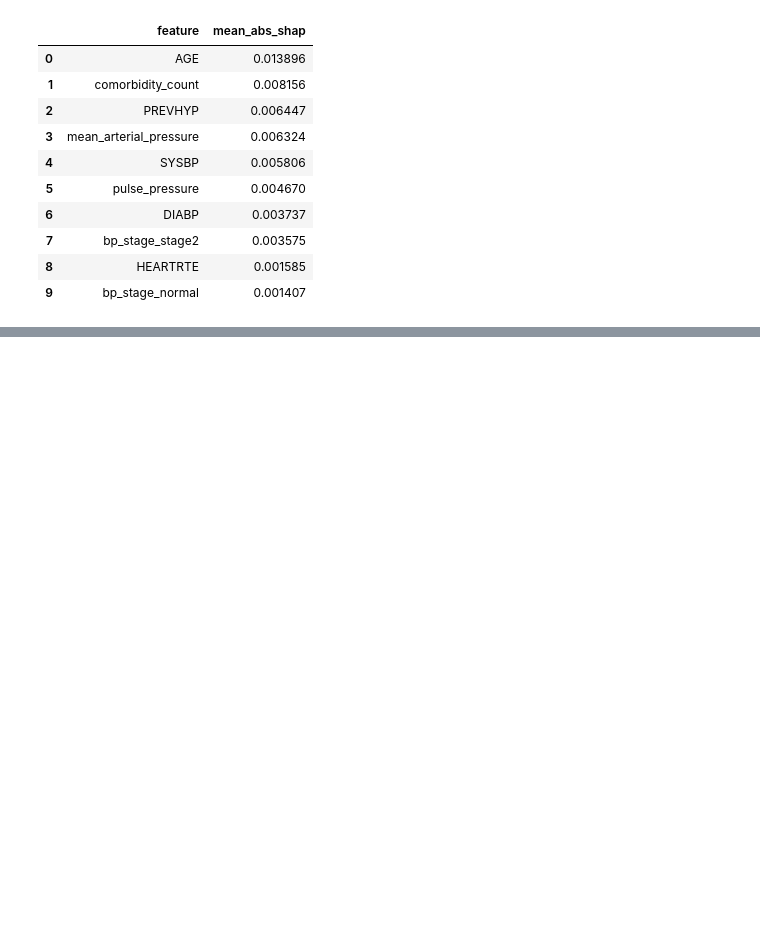
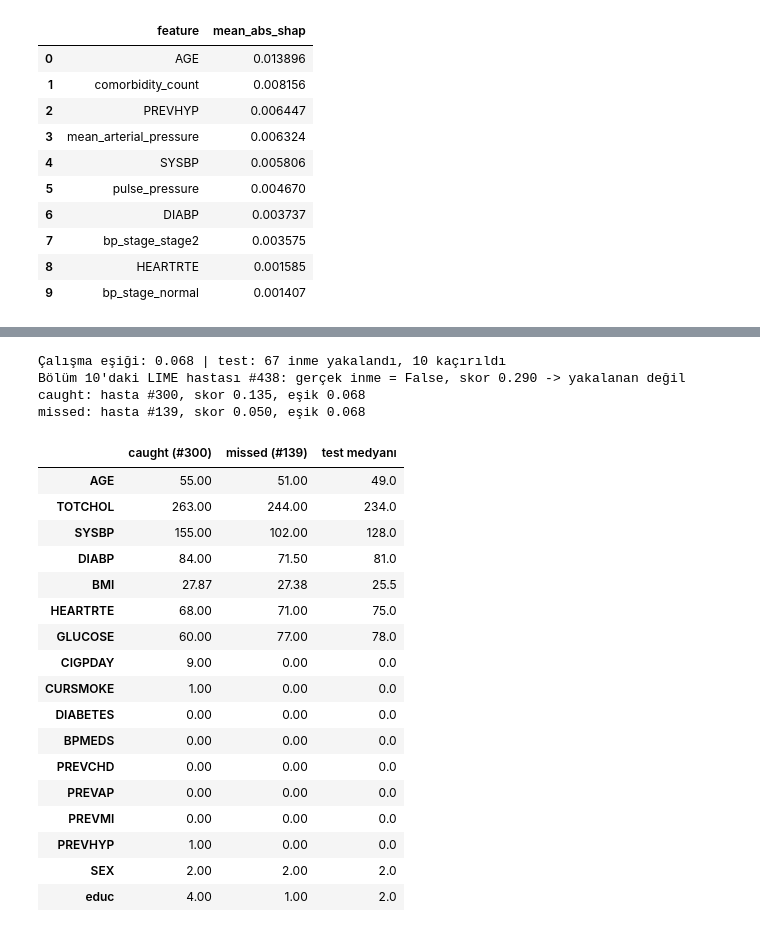
Before and after one commit to Soo-de/stroke_detection_ML, a Jupyter notebook: notebooks/07_model_rf.ipynb, the cells around one changed output, grey strips where cells are left out. Drawn from its saved outputs; the diff is of its cells as text; code cells hidden in the pictures; blank space fills up the shorter version.

```diff
--- a/notebooks/07_model_rf.ipynb
+++ b/notebooks/07_model_rf.ipynb
@@ -563,0 +569,47 @@ xai["shap_importance"].head(10)
+# %%
+# Typical caught and typical missed stroke patient of the test set at the working threshold (section 6):
+# the patient whose score is closest to the median score of their group (not the extreme one).
+score = test_result["score"]
+y_arr = np.asarray(y_test)
+caught_rows = np.where((y_arr == 1) & (score >= threshold))[0]
+missed_rows = np.where((y_arr == 1) & (score < threshold))[0]
+
+def typical(rows):
+    return int(rows[np.argmin(np.abs(score[rows] - np.median(score[rows])))])
+
+case_idx = {"caught": typical(caught_rows), "missed": typical(missed_rows)}
+
+top = int(np.argmax(score))   # the patient LIME explained in section 10 (highest score)
+print(f"Çalışma eşiği: {threshold:.3f} | test: {len(caught_rows)} inme yakalandı, {len(missed_rows)} kaçırıldı")
+print(f"Bölüm 10'daki LIME hastası #{top}: gerçek inme = {bool(y_arr[top])}, skor {score[top]:.3f} -> "
+      f"{'yakalanan' if y_arr[top] == 1 and score[top] >= threshold else 'yakalanan değil'}")
+for key, i in case_idx.items():
+    print(f"{key}: hasta #{i}, skor {score[i]:.3f}, eşik {threshold:.3f}")
+
+patients = X_test.iloc[list(case_idx.values())].T
+patients.columns = [f"{k} (#{i})" for k, i in case_idx.items()]
+patients["test medyanı"] = X_test.median()
+patients
+# %% [output]
+Çalışma eşiği: 0.068 | test: 67 inme yakalandı, 10 kaçırıldı
+Bölüm 10'daki LIME hastası #438: gerçek inme = False, skor 0.290 -> yakalanan değil
+caught: hasta #300, skor 0.135, eşik 0.068
+missed: hasta #139, skor 0.050, eşik 0.068
+|  | caught (#300) | missed (#139) | test medyanı |
+| AGE | 55.00 | 51.00 | 49.0 |
+| TOTCHOL | 263.00 | 244.00 | 234.0 |
+| SYSBP | 155.00 | 102.00 | 128.0 |
+| DIABP | 84.00 | 71.50 | 81.0 |
+| BMI | 27.87 | 27.38 | 25.5 |
+| HEARTRTE | 68.00 | 71.00 | 75.0 |
+| GLUCOSE | 60.00 | 77.00 | 78.0 |
+| CIGPDAY | 9.00 | 0.00 | 0.0 |
+| CURSMOKE | 1.00 | 0.00 | 0.0 |
+| DIABETES | 0.00 | 0.00 | 0.0 |
+| BPMEDS | 0.00 | 0.00 | 0.0 |
+| PREVCHD | 0.00 | 0.00 | 0.0 |
+| PREVAP | 0.00 | 0.00 | 0.0 |
+| PREVMI | 0.00 | 0.00 | 0.0 |
+| PREVHYP | 1.00 | 0.00 | 0.0 |
+| SEX | 2.00 | 2.00 | 2.0 |
+| educ | 4.00 | 1.00 | 2.0 |
```
Also changed, not shown: parts of 12 cells of this notebook, 3 other files.
